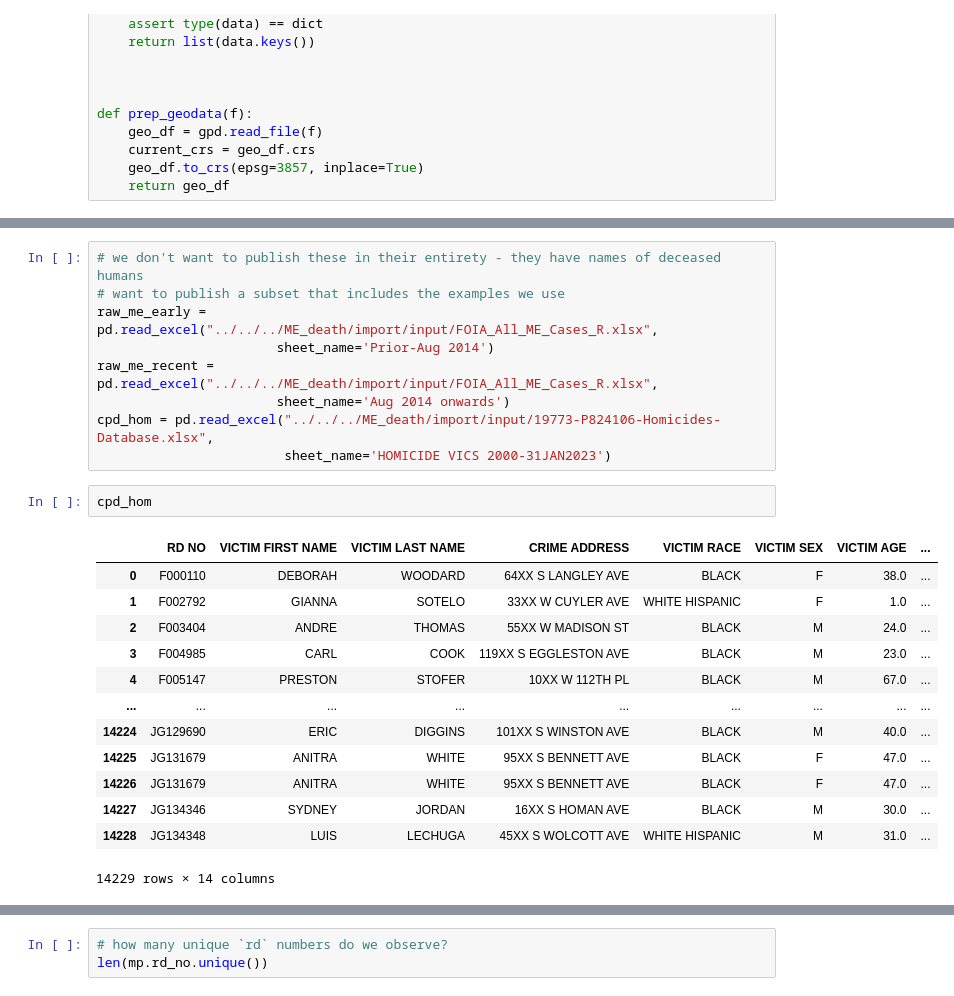
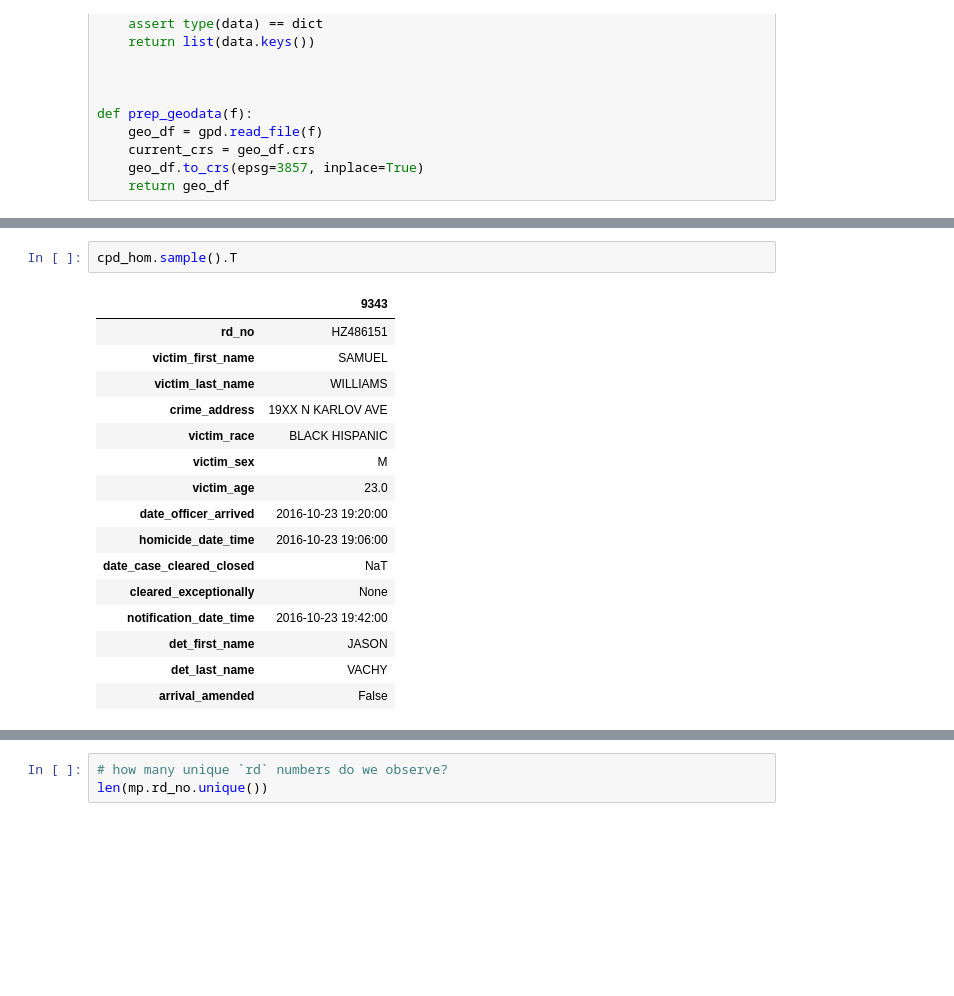
Before and after one commit to HRDAG/Chi-MP-data-story, a Jupyter notebook: notebooks/what-is-an-mp-event-nb1.ipynb, the cells around one changed output, grey strips where cells are left out. Saved outputs shown, nothing was run; the diff lists cells and outputs as text; blank space fills up the shorter version.

```diff
--- a/notebooks/what-is-an-mp-event-nb1.ipynb
+++ b/notebooks/what-is-an-mp-event-nb1.ipynb
@@ -243,25 +306,19 @@ geo_beats = prep_geodata("../frozen/beats.geojson")
-# %%
-# we don't want to publish these in their entirety - they have names of deceased humans
-# want to publish a subset that includes the examples we use
-raw_me_early = pd.read_excel("../../../ME_death/import/input/FOIA_All_ME_Cases_R.xlsx",
-                       sheet_name='Prior-Aug 2014')
-raw_me_recent = pd.read_excel("../../../ME_death/import/input/FOIA_All_ME_Cases_R.xlsx",
-                       sheet_name='Aug 2014 onwards')
-cpd_hom = pd.read_excel("../../../ME_death/import/input/19773-P824106-Homicides-Database.xlsx",
-                        sheet_name='HOMICIDE VICS 2000-31JAN2023')
 # %%
-cpd_hom
+cpd_hom.sample().T
 # %% [output]
-|  | RD NO | VICTIM FIRST NAME | VICTIM LAST NAME | CRIME ADDRESS | VICTIM RACE | VICTIM SEX | VICTIM AGE | ... |
-| 0 | F000110 | DEBORAH | WOODARD | 64XX S LANGLEY AVE | BLACK | F | 38.0 | ... |
-| 1 | F002792 | GIANNA | SOTELO | 33XX W CUYLER AVE | WHITE HISPANIC | F | 1.0 | ... |
-| 2 | F003404 | ANDRE | THOMAS | 55XX W MADISON ST | BLACK | M | 24.0 | ... |
-| 3 | F004985 | CARL | COOK | 119XX S EGGLESTON AVE | BLACK | M | 23.0 | ... |
-| 4 | F005147 | PRESTON | STOFER | 10XX W 112TH PL | BLACK | M | 67.0 | ... |
-| ... | ... | ... | ... | ... | ... | ... | ... | ... |
-| 14224 | JG129690 | ERIC | DIGGINS | 101XX S WINSTON AVE | BLACK | M | 40.0 | ... |
-| 14225 | JG131679 | ANITRA | WHITE | 95XX S BENNETT AVE | BLACK | F | 47.0 | ... |
-| 14226 | JG131679 | ANITRA | WHITE | 95XX S BENNETT AVE | BLACK | F | 47.0 | ... |
-| 14227 | JG134346 | SYDNEY | JORDAN | 16XX S HOMAN AVE | BLACK | M | 30.0 | ... |
-| 14228 | JG134348 | LUIS | LECHUGA | 45XX S WOLCOTT AVE | WHITE HISPANIC | M | 31.0 | ... |
+|  | 9343 |
+| rd_no | HZ486151 |
+| victim_first_name | SAMUEL |
+| victim_last_name | WILLIAMS |
+| crime_address | 19XX N KARLOV AVE |
+| victim_race | BLACK HISPANIC |
+| victim_sex | M |
+| victim_age | 23.0 |
+| date_officer_arrived | 2016-10-23 19:20:00 |
+| homicide_date_time | 2016-10-23 19:06:00 |
+| date_case_cleared_closed | NaT |
+| cleared_exceptionally | None |
+| notification_date_time | 2016-10-23 19:42:00 |
+| det_first_name | JASON |
+| det_last_name | VACHY |
+| arrival_amended | False |
-14229 rows × 14 columns
```
Also changed, not shown: parts of 40 cells of this notebook, 2 other files.
